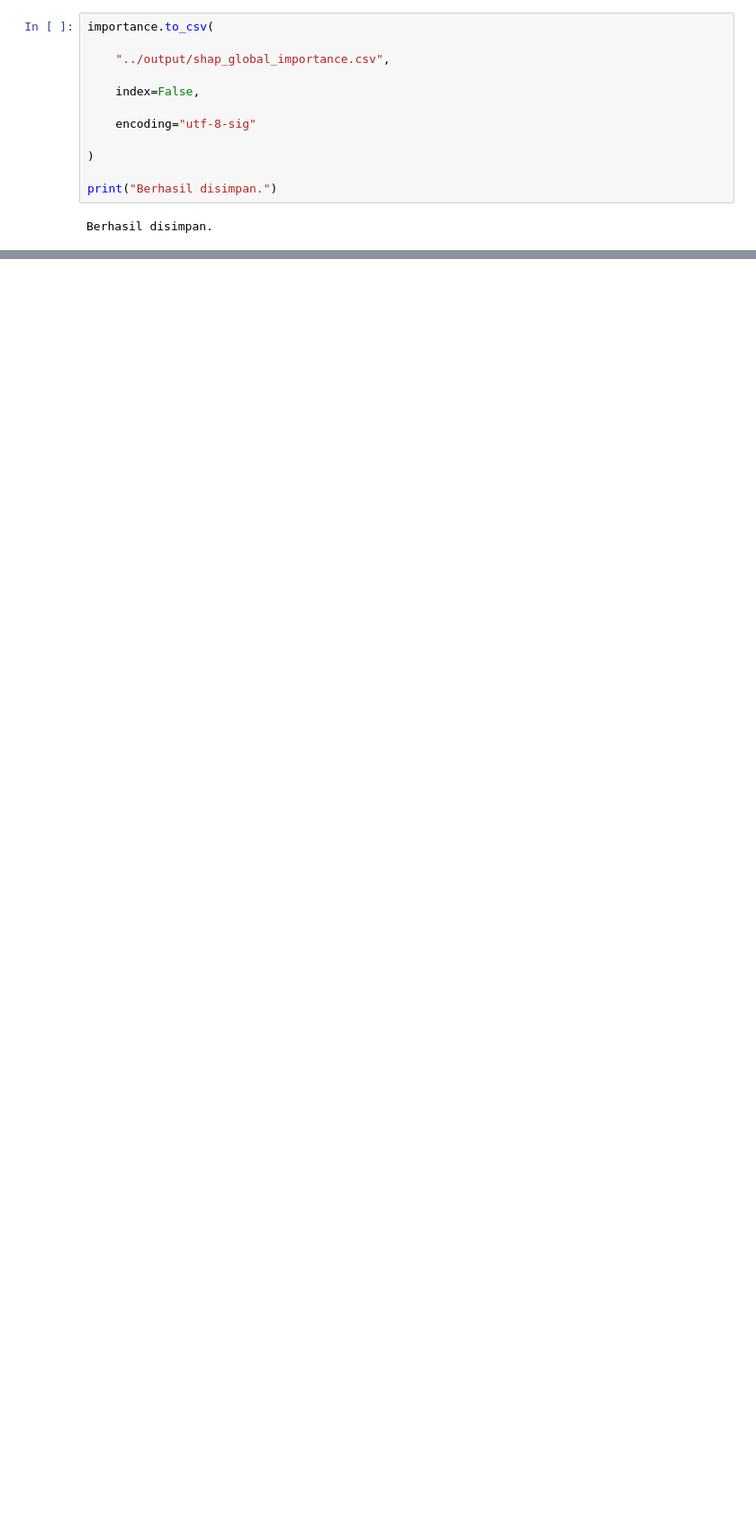
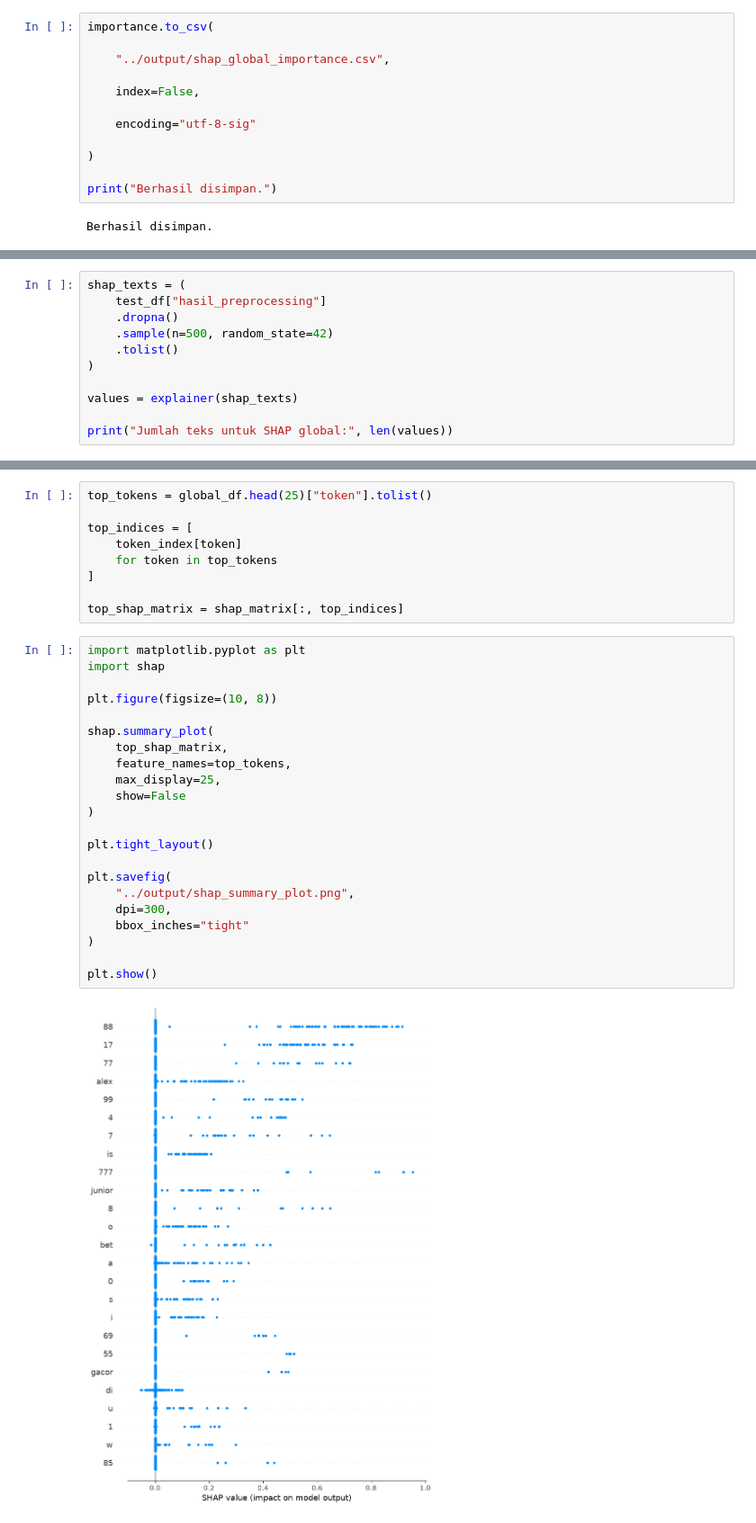
Before and after one commit to Ikryz7/skripsi-xai-judi-online, a Jupyter notebook: notebook/05_shap.ipynb, the cells around one changed output, grey strips where cells are left out. Shown at 90% size. Saved outputs shown, nothing was run; the diff lists cells and outputs as text; blank space fills up the shorter version.

Commit message:
add testing and change shap

```diff
--- a/notebook/05_shap.ipynb
+++ b/notebook/05_shap.ipynb
@@ -471,0 +542,11 @@ shap.plots.text(values[1])
+# %%
+shap_texts = (
+    test_df["hasil_preprocessing"]
+    .dropna()
+    .sample(n=500, random_state=42)
+    .tolist()
+)
+
+values = explainer(shap_texts)
+
+print("Jumlah teks untuk SHAP global:", len(values))
@@ -471,0 +660,33 @@ shap.plots.text(values[1])
+# %%
+top_tokens = global_df.head(25)["token"].tolist()
+
+top_indices = [
+    token_index[token]
+    for token in top_tokens
+]
+
+top_shap_matrix = shap_matrix[:, top_indices]
+# %%
+import matplotlib.pyplot as plt
+import shap
+
+plt.figure(figsize=(10, 8))
+
+shap.summary_plot(
+    top_shap_matrix,
+    feature_names=top_tokens,
+    max_display=25,
+    show=False
+)
+
+plt.tight_layout()
+
+plt.savefig(
+    "../output/shap_summary_plot.png",
+    dpi=300,
+    bbox_inches="tight"
+)
+
+plt.show()
+# %% [output]
+[figure, added]
```
Also changed, not shown: parts of 19 cells of this notebook, 10 other files.
